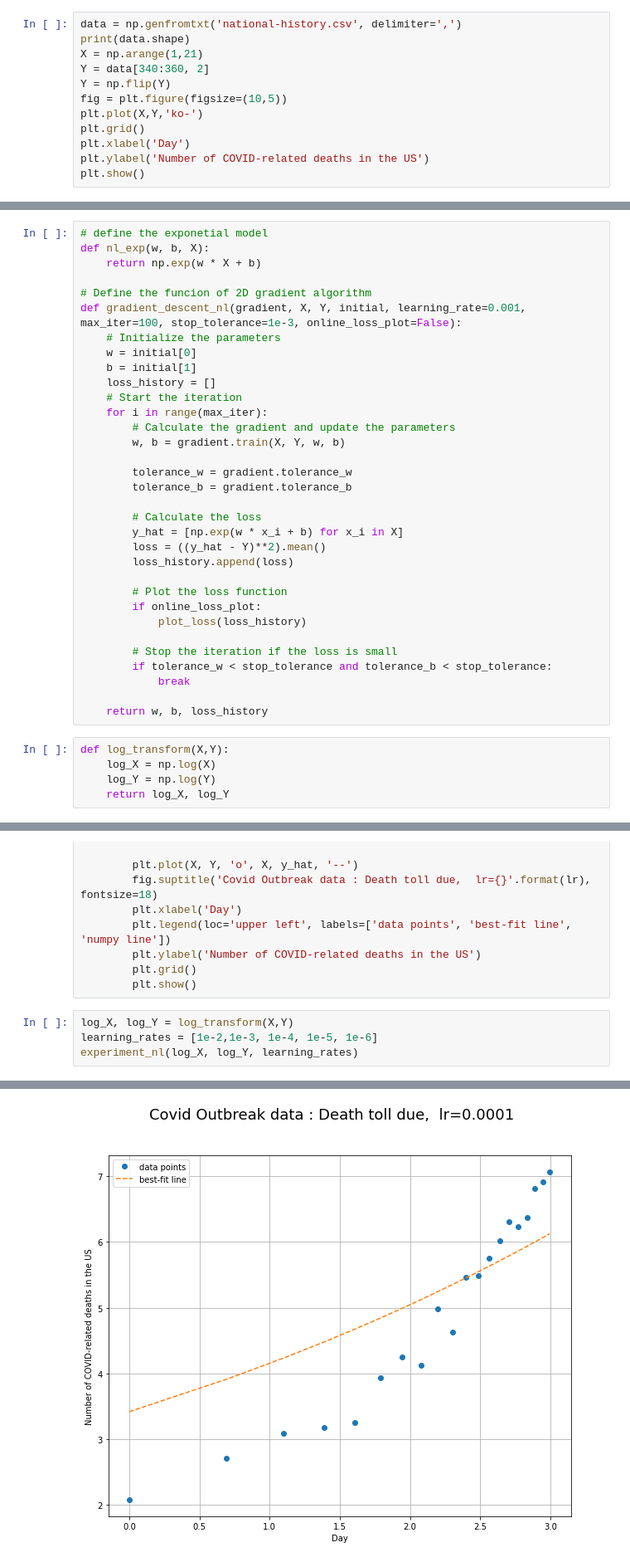
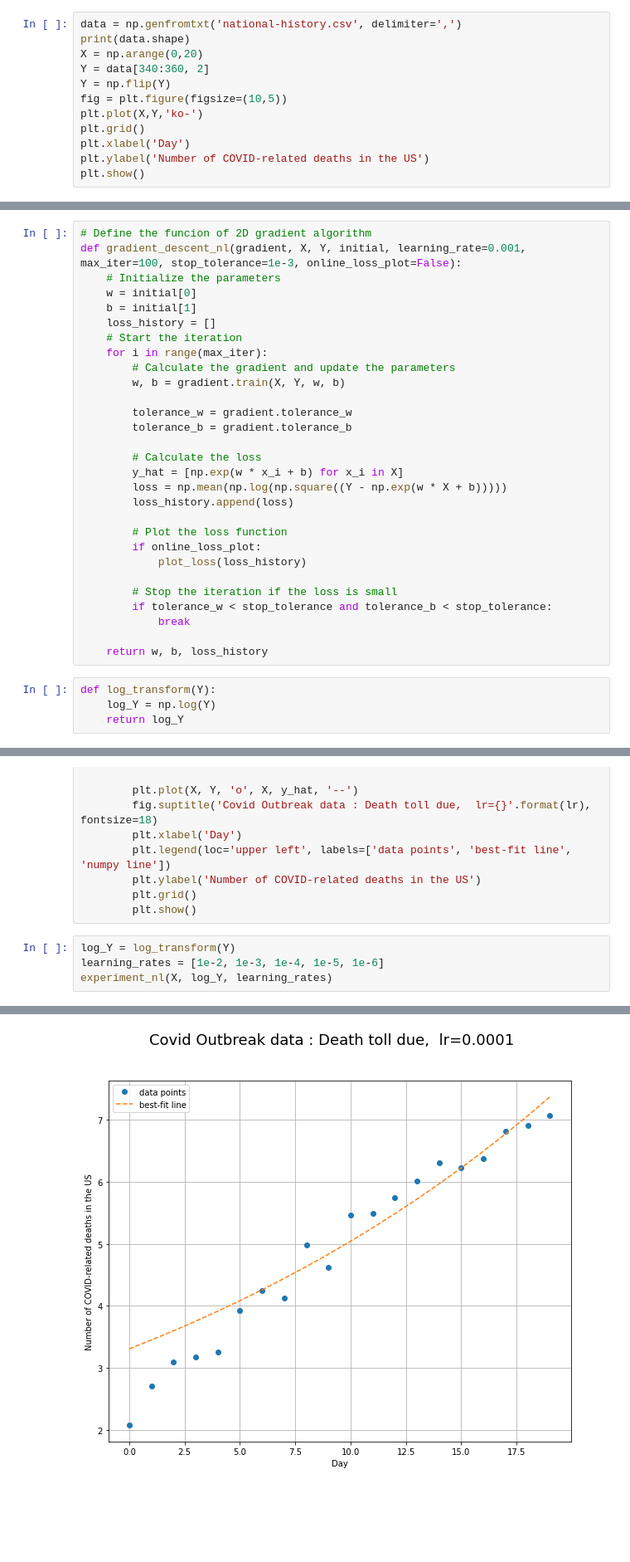
Before and after one commit to 2U1/NN, a Jupyter notebook: Assignment1/gradient_descent.ipynb, the cells around one changed output, grey strips where cells are left out. Shown: that part at 83% size. Saved outputs shown, nothing was run; the diff lists cells and outputs as text; blank space fills up the shorter version.

```diff
--- a/Assignment1/gradient_descent.ipynb
+++ b/Assignment1/gradient_descent.ipynb
@@ -206,7 +206,7 @@ Larger than 0.0001 does not converge.
 # %%
 data = np.genfromtxt('national-history.csv', delimiter=',')
 print(data.shape)
-X = np.arange(1,21)
+X = np.arange(0,20)
 Y = data[340:360, 2]
 Y = np.flip(Y)
 fig = plt.figure(figsize=(10,5))
@@ -253,10 +255,6 @@ class gradient_nl:
         updated_w, updated_b = self.update(w, b)
         return updated_w, updated_b
 # %%
-# define the exponetial model
-def nl_exp(w, b, X):
-    return np.exp(w * X + b)
-
 # Define the funcion of 2D gradient algorithm
 def gradient_descent_nl(gradient, X, Y, initial, learning_rate=0.001, max_iter=100, stop_tolerance=1e-3, online_loss_plot=False):
     # Initialize the parameters
@@ -273,7 +271,7 @@ def gradient_descent_nl(gradient, X, Y, initial, learning_rate=0.001, max_iter=1
 
         # Calculate the loss
         y_hat = [np.exp(w * x_i + b) for x_i in X]
-        loss = ((y_hat - Y)**2).mean()
+        loss = np.mean(np.log(np.square((Y - np.exp(w * X + b)))))
         loss_history.append(loss)
 
         # Plot the loss function
@@ -286,10 +284,9 @@ def gradient_descent_nl(gradient, X, Y, initial, learning_rate=0.001, max_iter=1
 
     return w, b, loss_history
 # %%
-def log_transform(X,Y):
-    log_X = np.log(X)
+def log_transform(Y):
     log_Y = np.log(Y)
-    return log_X, log_Y
+    return log_Y
 # %%
 def experiment_nl(X, Y, lrs):
     for lr in lrs:
@@ -318,7 +315,7 @@ def experiment_nl(X, Y, lrs):
         plt.grid()
         plt.show()
 # %%
-log_X, log_Y = log_transform(X,Y)
-learning_rates = [1e-2,1e-3, 1e-4, 1e-5, 1e-6]
-experiment_nl(log_X, log_Y, learning_rates)
+log_Y = log_transform(Y)
+learning_rates = [1e-2, 1e-3, 1e-4, 1e-5, 1e-6]
+experiment_nl(X, log_Y, learning_rates)
 # %% [output]
@@ -330 +327 @@ Iteration: 253, w = 0.19461, b = 1.22935
-[figure, old version]
+[figure, new version]
```
Also changed, not shown: parts of 3 cells of this notebook.
